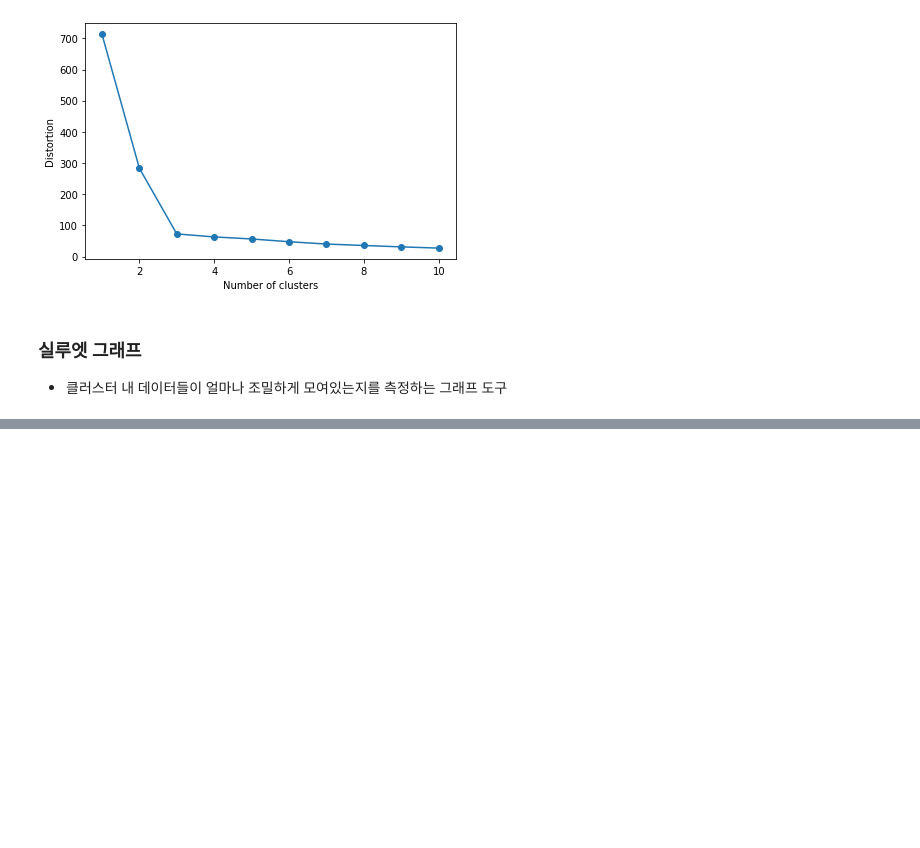
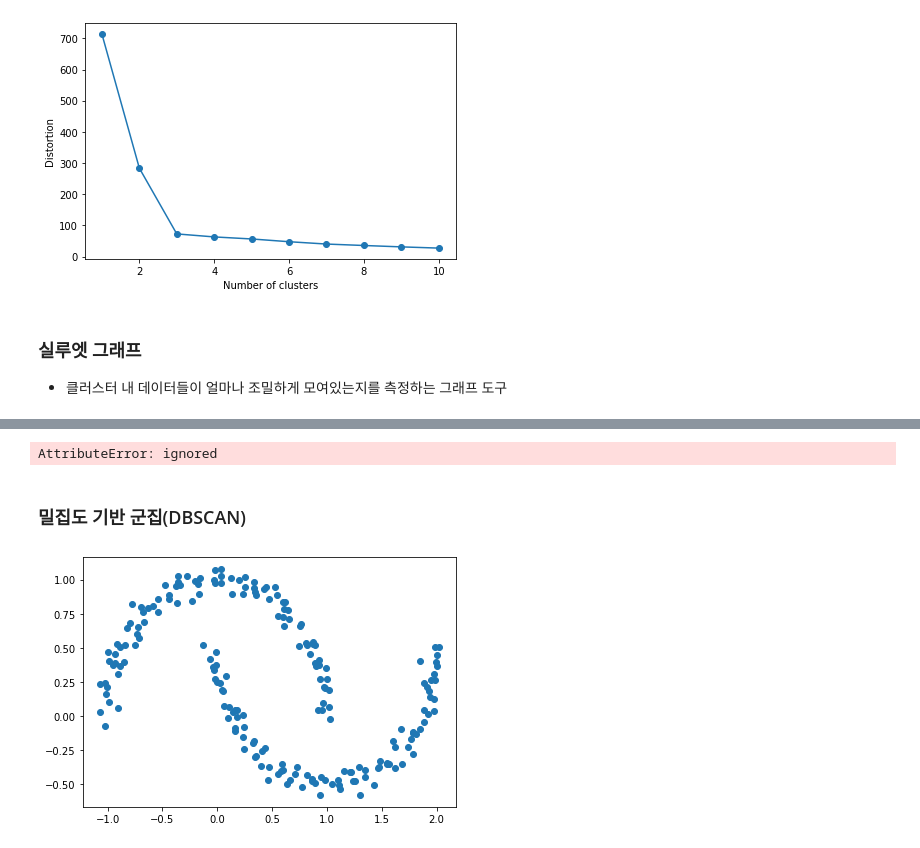
Before and after one commit to GJAI-School/GwangJu-AI, a Jupyter notebook: 군집분석ipynb.ipynb, the cells around one changed output, grey strips where cells are left out. Drawn from its saved outputs; the diff is of its cells as text; code cells hidden in the pictures; blank space fills up the shorter version.

```diff
--- a/군집분석ipynb.ipynb
+++ b/군집분석ipynb.ipynb
@@ -116,0 +172,22 @@ silhouette_vals = silhouette_samples(x, y_km, metric='euclidean') # (임의의
+# %%
+import matplotlib.pyplot as plt
+
+row_dendr = dendrogram(row_clusters, labels = labels)
+plt.tight_layout()
+plt.ylabel('Euclidean distance')
+plt.show()
+# %% [output]
+AttributeError: ignored
+# %% [markdown]
+### 밀집도 기반 군집(DBSCAN)
+# %%
+from sklearn.datasets import make_moons
+x, y = make_moons(n_samples = 200,
+                  noise = 0.05,
+                  random_state = 0)
+
+plt.scatter(x[:,0], x[:,1])
+plt.tight_layout()
+plt.show()
+# %% [output]
+[figure, added]
```
Also changed, not shown: parts of 8 cells of this notebook.
